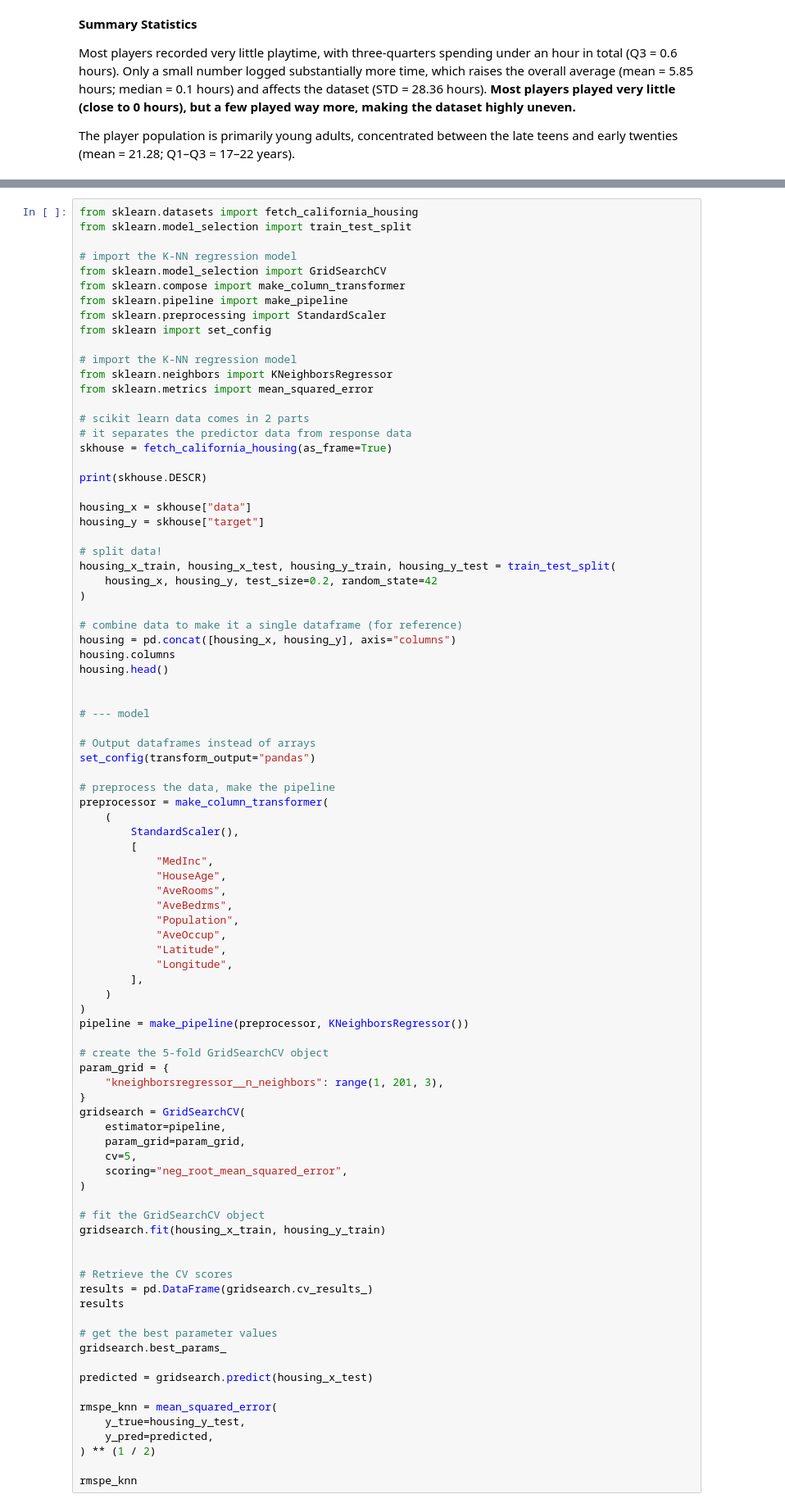
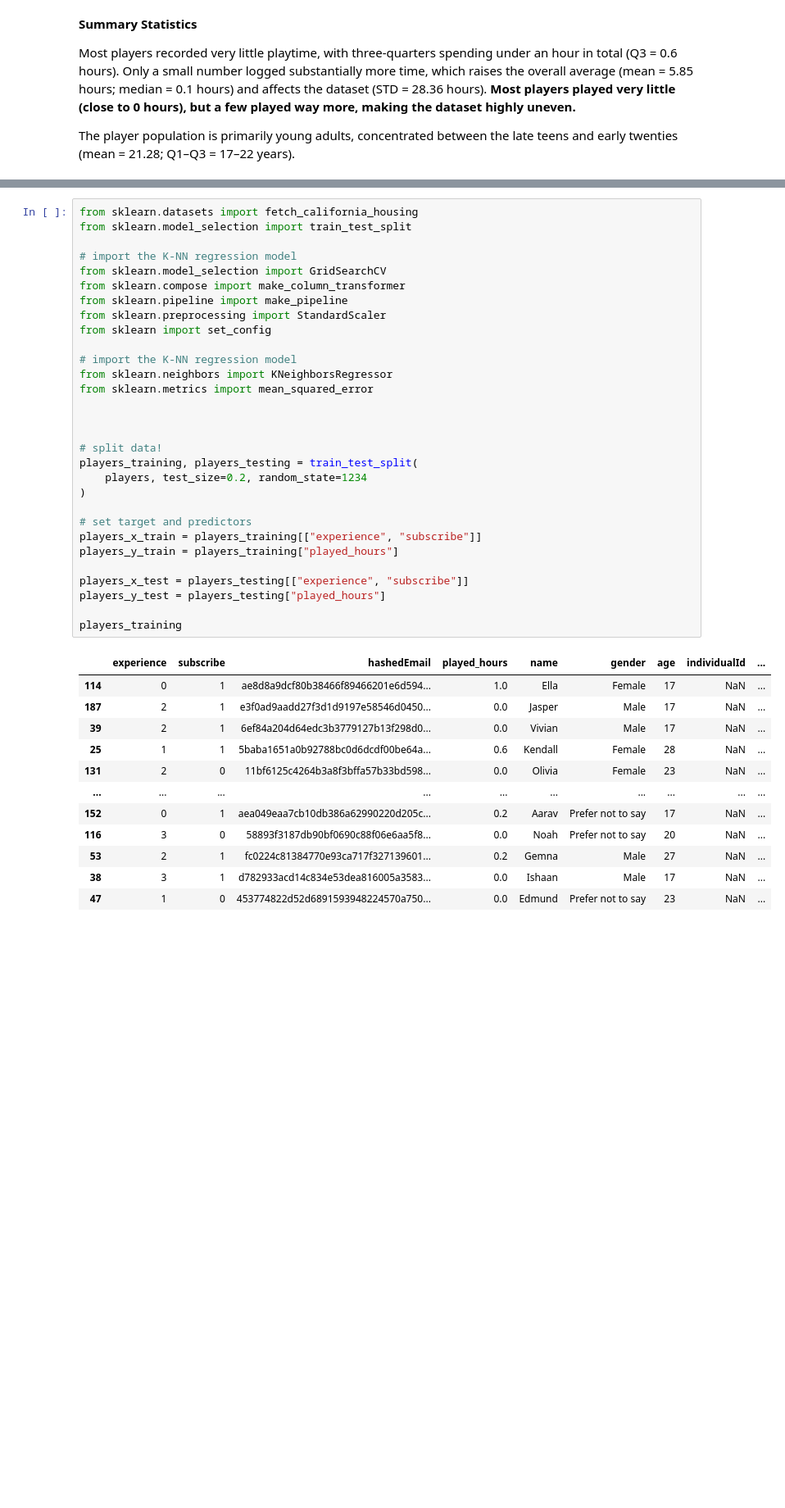
Before and after one commit to sydlpeters/dsci-group-2025w1-group-101-1, a Jupyter notebook: FinalProject.ipynb, the cells around one changed output, grey strips where cells are left out. Shown at 82% size. Drawn from its saved outputs; the diff is of its cells as text; blank space fills up the shorter version.

```diff
--- a/FinalProject.ipynb
+++ b/FinalProject.ipynb
@@ -72,89 +119,43 @@ plot2
 # %%
 from sklearn.datasets import fetch_california_housing
 from sklearn.model_selection import train_test_split
 
 # import the K-NN regression model
 from sklearn.model_selection import GridSearchCV
 from sklearn.compose import make_column_transformer
 from sklearn.pipeline import make_pipeline
 from sklearn.preprocessing import StandardScaler
 from sklearn import set_config
 
 # import the K-NN regression model
 from sklearn.neighbors import KNeighborsRegressor
 from sklearn.metrics import mean_squared_error
 
-# scikit learn data comes in 2 parts
-# it separates the predictor data from response data
-skhouse = fetch_california_housing(as_frame=True)
 
-print(skhouse.DESCR)
-
-housing_x = skhouse["data"]
-housing_y = skhouse["target"]
 
 # split data!
-housing_x_train, housing_x_test, housing_y_train, housing_y_test = train_test_split(
-    housing_x, housing_y, test_size=0.2, random_state=42
+players_training, players_testing = train_test_split(
+    players, test_size=0.2, random_state=1234
 )
 
-# combine data to make it a single dataframe (for reference)
-housing = pd.concat([housing_x, housing_y], axis="columns")
-housing.columns
-housing.head()
+# set target and predictors
+players_x_train = players_training[["experience", "subscribe"]]
+players_y_train = players_training["played_hours"]
 
+players_x_test = players_testing[["experience", "subscribe"]]
+players_y_test = players_testing["played_hours"]
 
-# --- model
-
-# Output dataframes instead of arrays
-set_config(transform_output="pandas")
-
-# preprocess the data, make the pipeline
-preprocessor = make_column_transformer(
-    (
-        StandardScaler(),
-        [
-            "MedInc",
-            "HouseAge",
-            "AveRooms",
-            "AveBedrms",
-            "Population",
-            "AveOccup",
-            "Latitude",
-            "Longitude",
-        ],
-    )
-)
-pipeline = make_pipeline(preprocessor, KNeighborsRegressor())
-
-# create the 5-fold GridSearchCV object
-param_grid = {
-    "kneighborsregressor__n_neighbors": range(1, 201, 3),
-}
-gridsearch = GridSearchCV(
-    estimator=pipeline,
-    param_grid=param_grid,
-    cv=5,
-    scoring="neg_root_mean_squared_error",
-)
-
-# fit the GridSearchCV object
-gridsearch.fit(housing_x_train, housing_y_train)
-
-
-# Retrieve the CV scores
-results = pd.DataFrame(gridsearch.cv_results_)
-results
-
-# get the best parameter values
-gridsearch.best_params_
-
-predicted = gridsearch.predict(housing_x_test)
-
-rmspe_knn = mean_squared_error(
-    y_true=housing_y_test,
-    y_pred=predicted,
-) ** (1 / 2)
-
-rmspe_knn
+players_training
 # %% [output]
+|  | experience | subscribe | hashedEmail | played_hours | name | gender | age | individualId | ... |
+| 114 | 0 | 1 | ae8d8a9dcf80b38466f89466201e6d594... | 1.0 | Ella | Female | 17 | NaN | ... |
+| 187 | 2 | 1 | e3f0ad9aadd27f3d1d9197e58546d0450... | 0.0 | Jasper | Male | 17 | NaN | ... |
+| 39 | 2 | 1 | 6ef84a204d64edc3b3779127b13f298d0... | 0.0 | Vivian | Male | 17 | NaN | ... |
+| 25 | 1 | 1 | 5baba1651a0b92788bc0d6dcdf00be64a... | 0.6 | Kendall | Female | 28 | NaN | ... |
+| 131 | 2 | 0 | 11bf6125c4264b3a8f3bffa57b33bd598... | 0.0 | Olivia | Female | 23 | NaN | ... |
+| ... | ... | ... | ... | ... | ... | ... | ... | ... | ... |
+| 152 | 0 | 1 | aea049eaa7cb10db386a62990220d205c... | 0.2 | Aarav | Prefer not to say | 17 | NaN | ... |
+| 116 | 3 | 0 | 58893f3187db90bf0690c88f06e6aa5f8... | 0.0 | Noah | Prefer not to say | 20 | NaN | ... |
+| 53 | 2 | 1 | fc0224c81384770e93ca717f327139601... | 0.2 | Gemna | Male | 27 | NaN | ... |
+| 38 | 3 | 1 | d782933acd14c834e53dea816005a3583... | 0.0 | Ishaan | Male | 17 | NaN | ... |
+| 47 | 1 | 0 | 453774822d52d6891593948224570a750... | 0.0 | Edmund | Prefer not to say | 23 | NaN | ... |
```
Also changed, not shown: parts of 5 cells of this notebook.
